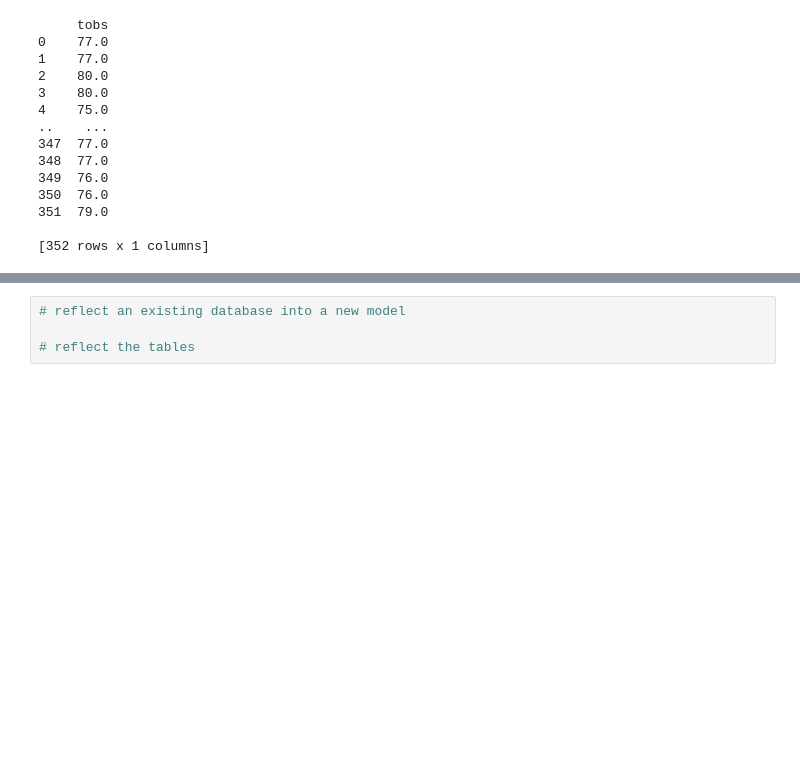
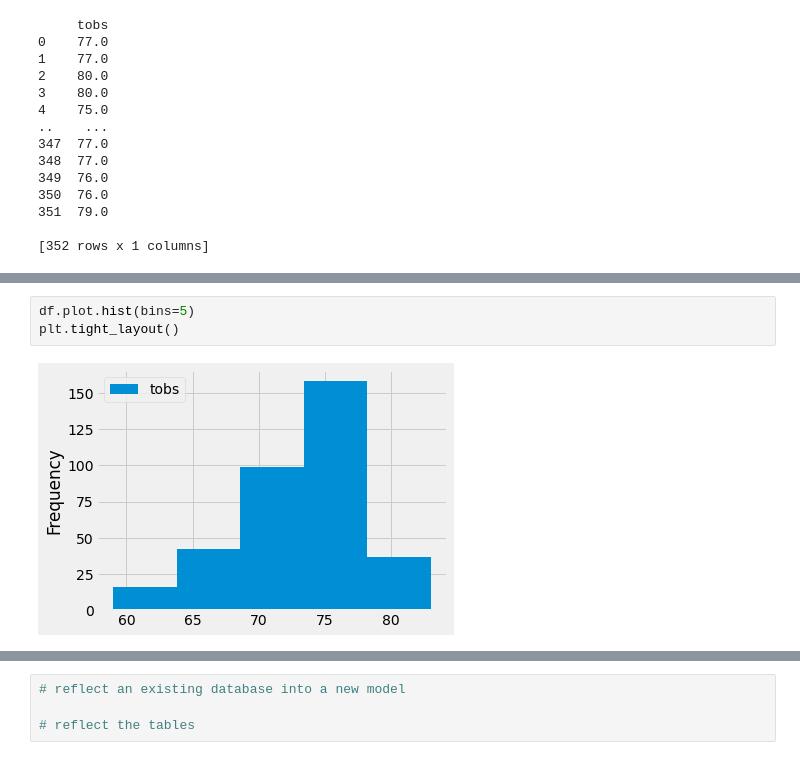
Before and after one commit to suyinwb/surfs_up, a Jupyter notebook: climate_analysis.ipynb, the cells around one changed output, grey strips where cells are left out. Saved outputs shown, nothing was run; the diff lists cells and outputs as text; blank space fills up the shorter version.

```diff
--- a/climate_analysis.ipynb
+++ b/climate_analysis.ipynb
@@ -196,2 +197,7 @@ df.plot.hist(bins=12)
 # %% [output]
 [figure]
+# %%
+df.plot.hist(bins=5)
+plt.tight_layout()
+# %% [output]
+[figure, added]
```
Also changed, not shown: parts of 2 cells of this notebook.
